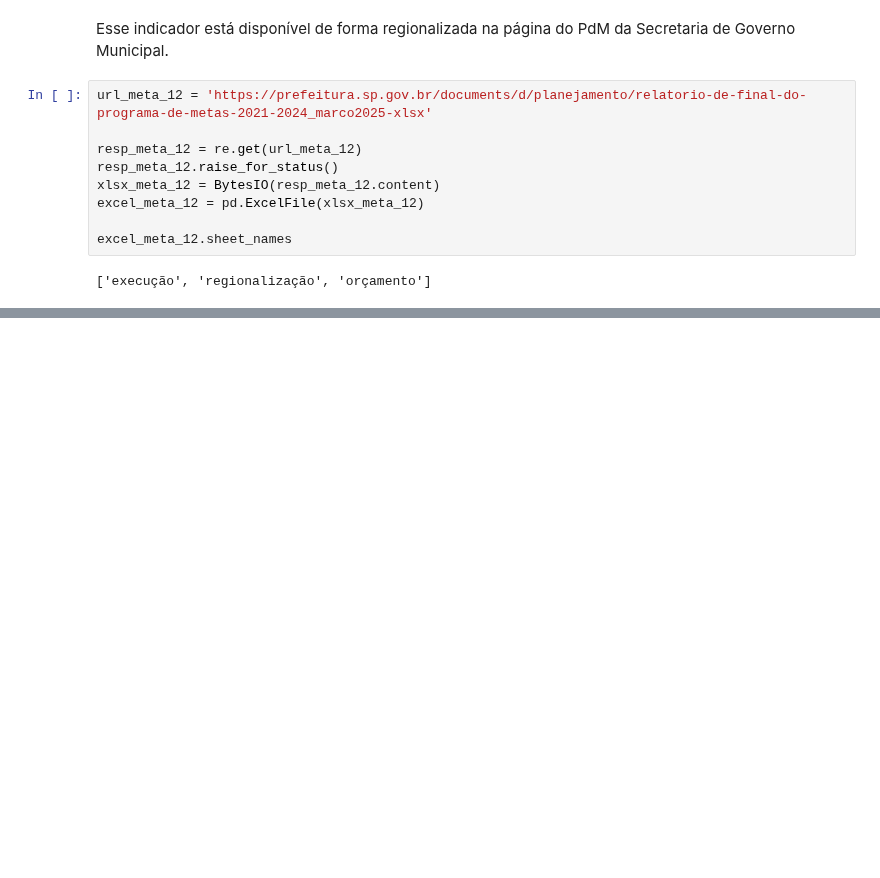
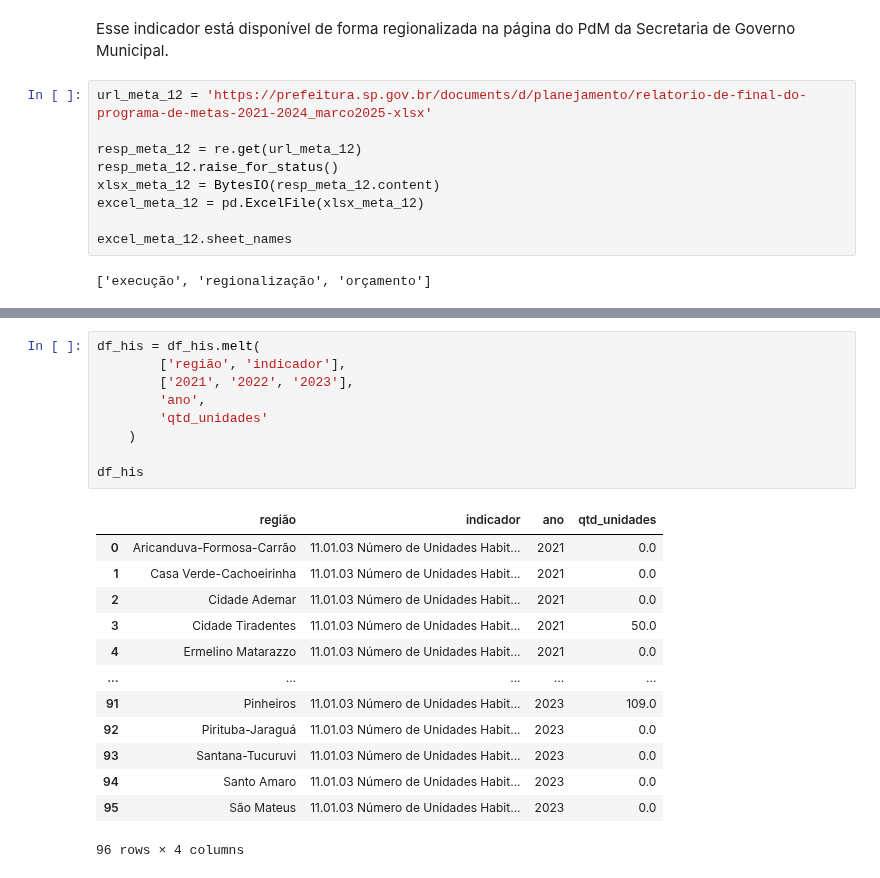
Before and after one commit to ObservatorioPoliticasTCM/datasp-dados, a Jupyter notebook: notebooks_outputs/urbanismo/03 habitação - extração.ipynb, the cells around one changed output, grey strips where cells are left out. Cells and saved outputs as stored; diff of their text form; blank space fills up the shorter version.

```diff
--- a/notebooks_outputs/urbanismo/03 habitação - extração.ipynb
+++ b/notebooks_outputs/urbanismo/03 habitação - extração.ipynb
@@ -175,0 +248,23 @@ df_meta_12
+# %%
+df_his = df_his.melt(
+        ['região', 'indicador'],
+        ['2021', '2022', '2023'],
+        'ano',
+        'qtd_unidades'
+    )
+
+df_his
+# %% [output]
+|  | região | indicador | ano | qtd_unidades |
+| 0 | Aricanduva-Formosa-Carrão | 11.01.03 Número de Unidades Habit... | 2021 | 0.0 |
+| 1 | Casa Verde-Cachoeirinha | 11.01.03 Número de Unidades Habit... | 2021 | 0.0 |
+| 2 | Cidade Ademar | 11.01.03 Número de Unidades Habit... | 2021 | 0.0 |
+| 3 | Cidade Tiradentes | 11.01.03 Número de Unidades Habit... | 2021 | 50.0 |
+| 4 | Ermelino Matarazzo | 11.01.03 Número de Unidades Habit... | 2021 | 0.0 |
+| ... | ... | ... | ... | ... |
+| 91 | Pinheiros | 11.01.03 Número de Unidades Habit... | 2023 | 109.0 |
+| 92 | Pirituba-Jaraguá | 11.01.03 Número de Unidades Habit... | 2023 | 0.0 |
+| 93 | Santana-Tucuruvi | 11.01.03 Número de Unidades Habit... | 2023 | 0.0 |
+| 94 | Santo Amaro | 11.01.03 Número de Unidades Habit... | 2023 | 0.0 |
+| 95 | São Mateus | 11.01.03 Número de Unidades Habit... | 2023 | 0.0 |
+96 rows × 4 columns
```
Also changed, not shown: parts of 6 cells of this notebook, 1 other file.
